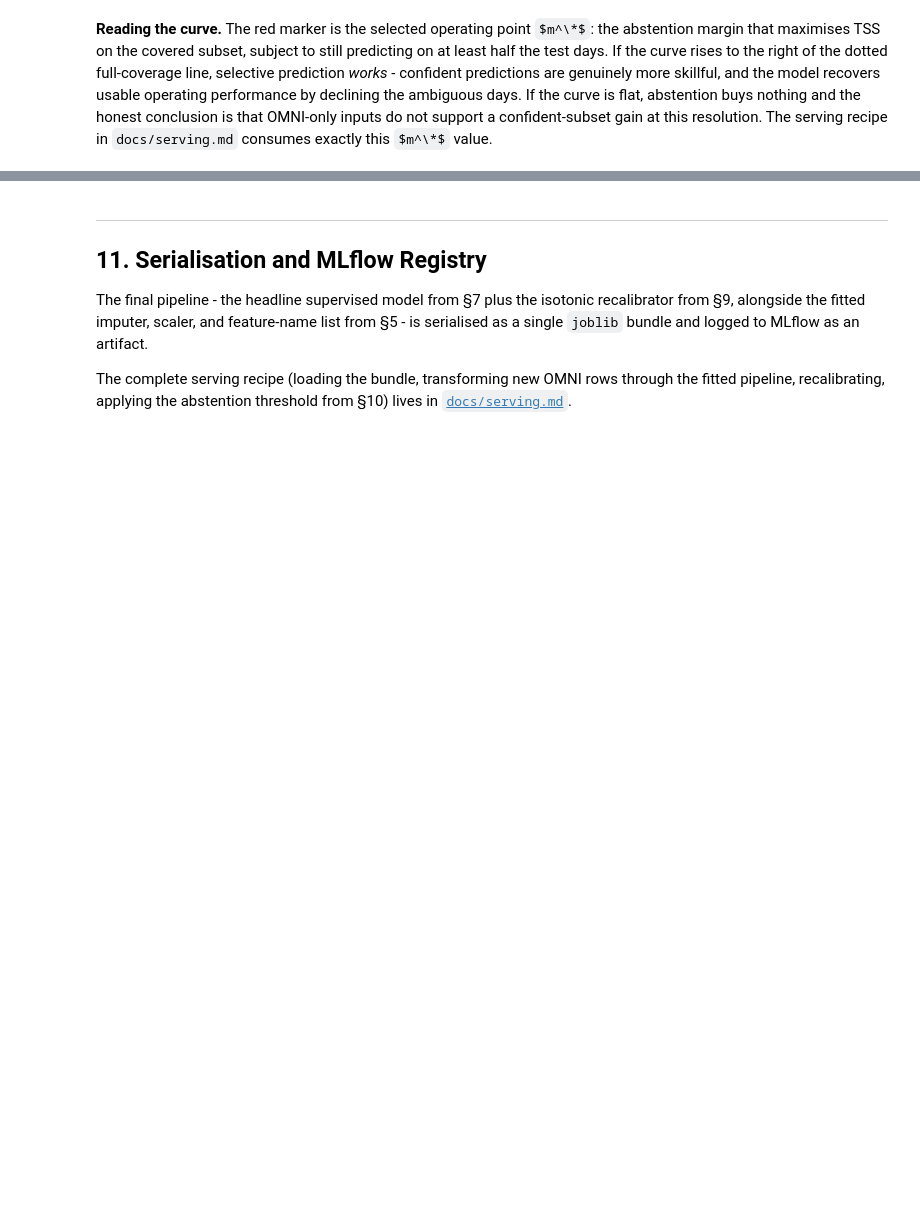
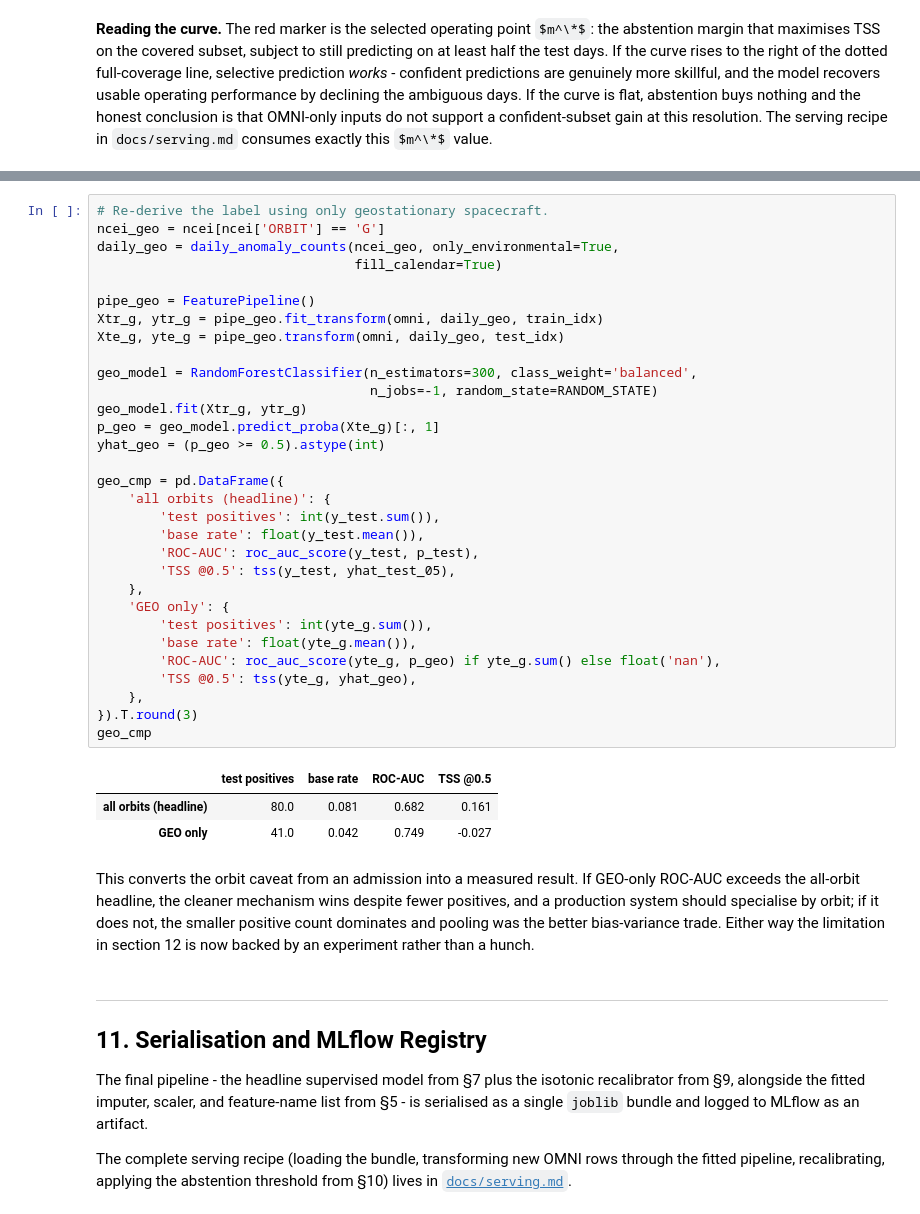
Before and after one commit to niki7o/HelioGuard, a Jupyter notebook: notebooks/helioguard.ipynb, the cells around one changed output, grey strips where cells are left out. Cells and saved outputs as stored; diff of their text form; some formulas as TeX source; blank space fills up the shorter version.

```diff
--- a/notebooks/helioguard.ipynb
+++ b/notebooks/helioguard.ipynb
@@ -1278,3 +1289,46 @@ in `docs/serving.md` consumes exactly this $m^\*$ value.
+# %%
+# Re-derive the label using only geostationary spacecraft.
+ncei_geo = ncei[ncei['ORBIT'] == 'G']
+daily_geo = daily_anomaly_counts(ncei_geo, only_environmental=True,
+                                 fill_calendar=True)
+
+pipe_geo = FeaturePipeline()
+Xtr_g, ytr_g = pipe_geo.fit_transform(omni, daily_geo, train_idx)
+Xte_g, yte_g = pipe_geo.transform(omni, daily_geo, test_idx)
+
+geo_model = RandomForestClassifier(n_estimators=300, class_weight='balanced',
+                                   n_jobs=-1, random_state=RANDOM_STATE)
+geo_model.fit(Xtr_g, ytr_g)
+p_geo = geo_model.predict_proba(Xte_g)[:, 1]
+yhat_geo = (p_geo >= 0.5).astype(int)
+
+geo_cmp = pd.DataFrame({
+    'all orbits (headline)': {
+        'test positives': int(y_test.sum()),
+        'base rate': float(y_test.mean()),
+        'ROC-AUC': roc_auc_score(y_test, p_test),
+        'TSS @0.5': tss(y_test, yhat_test_05),
+    },
+    'GEO only': {
+        'test positives': int(yte_g.sum()),
+        'base rate': float(yte_g.mean()),
+        'ROC-AUC': roc_auc_score(yte_g, p_geo) if yte_g.sum() else float('nan'),
+        'TSS @0.5': tss(yte_g, yhat_geo),
+    },
+}).T.round(3)
+geo_cmp
+# %% [output]
+|  | test positives | base rate | ROC-AUC | TSS @0.5 |
+| all orbits (headline) | 80.0 | 0.081 | 0.682 | 0.161 |
+| GEO only | 41.0 | 0.042 | 0.749 | -0.027 |
+# %% [markdown]
+This converts the orbit caveat from an admission into a measured
+result. If GEO-only ROC-AUC exceeds the all-orbit headline, the cleaner
+mechanism wins despite fewer positives, and a production system should
+specialise by orbit; if it does not, the smaller positive count
+dominates and pooling was the better bias-variance trade. Either way the
+limitation in section 12 is now backed by an experiment rather than a
+hunch.
 # %% [markdown]
 ---
 ## 11. Serialisation and MLflow Registry
```
Also changed, not shown: parts of 4 cells of this notebook, 1 other file.
